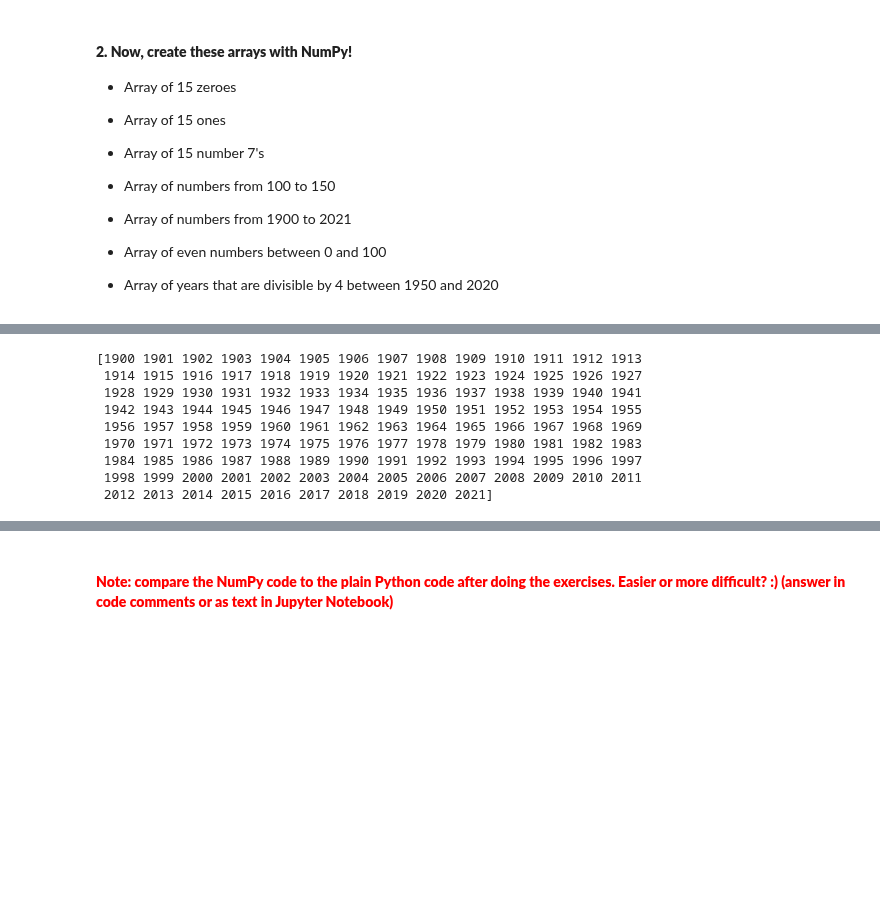
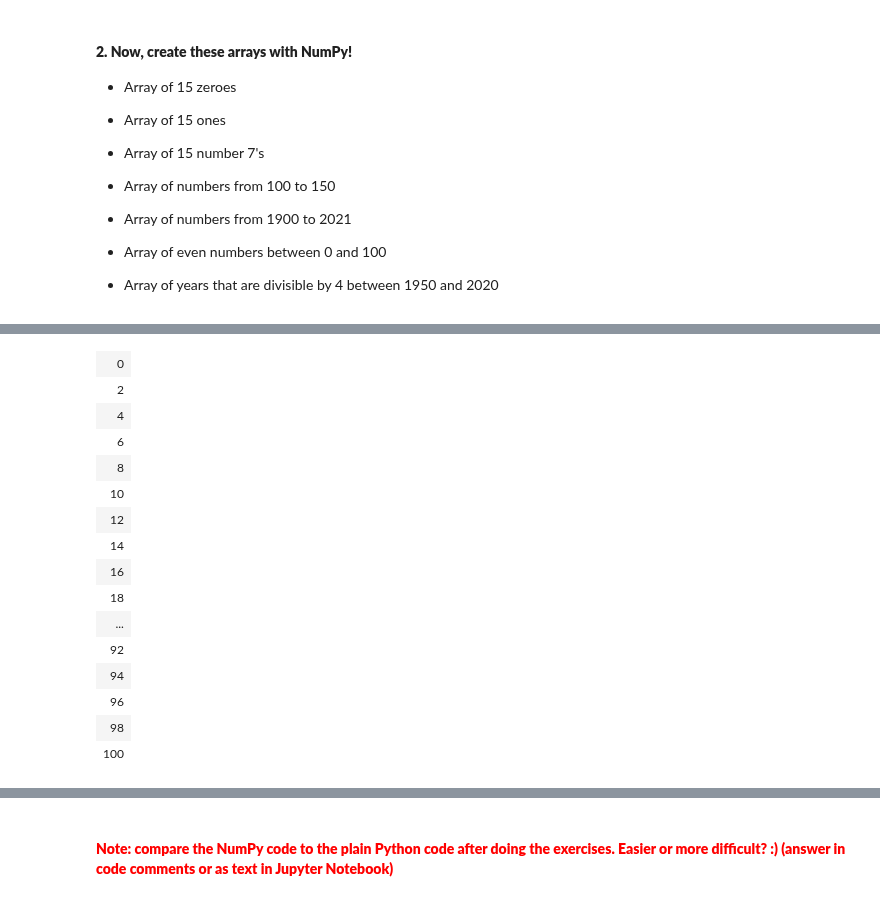
Before and after one commit to jehuhta/Intro_Data_Analytics_Huhta_Jeremy_Spring2025, a Jupyter notebook: DataAnalyticsExerciseSet1.ipynb, the cells around one changed output, grey strips where cells are left out. Cells and saved outputs as stored; diff of their text form; code cells hidden in the pictures; blank space fills up the shorter version.

```diff
--- a/DataAnalyticsExerciseSet1.ipynb
+++ b/DataAnalyticsExerciseSet1.ipynb
@@ -211,17 +269,24 @@ print(numbers)
 # %%
-# Array of numbers from 1900 to 2021.
-numbers = np.arange(1900,2022)
+# Array of even numbers between 0 and 100. (the two means step-2.)
+numbers = np.arange(0,101,2)
 
-# Uses print (since it's 1-Dimensional.)
-print(numbers)
+# Using print (since it's 1-Dimensional.)
+numbers
 # %% [output]
-[1900 1901 1902 1903 1904 1905 1906 1907 1908 1909 1910 1911 1912 1913
- 1914 1915 1916 1917 1918 1919 1920 1921 1922 1923 1924 1925 1926 1927
- 1928 1929 1930 1931 1932 1933 1934 1935 1936 1937 1938 1939 1940 1941
- 1942 1943 1944 1945 1946 1947 1948 1949 1950 1951 1952 1953 1954 1955
- 1956 1957 1958 1959 1960 1961 1962 1963 1964 1965 1966 1967 1968 1969
- 1970 1971 1972 1973 1974 1975 1976 1977 1978 1979 1980 1981 1982 1983
- 1984 1985 1986 1987 1988 1989 1990 1991 1992 1993 1994 1995 1996 1997
- 1998 1999 2000 2001 2002 2003 2004 2005 2006 2007 2008 2009 2010 2011
- 2012 2013 2014 2015 2016 2017 2018 2019 2020 2021]
+| 0 |
+| 2 |
+| 4 |
+| 6 |
+| 8 |
+| 10 |
+| 12 |
+| 14 |
+| 16 |
+| 18 |
+| ... |
+| 92 |
+| 94 |
+| 96 |
+| 98 |
+| 100 |
 # %%
```
Also changed, not shown: parts of 20 cells of this notebook.
